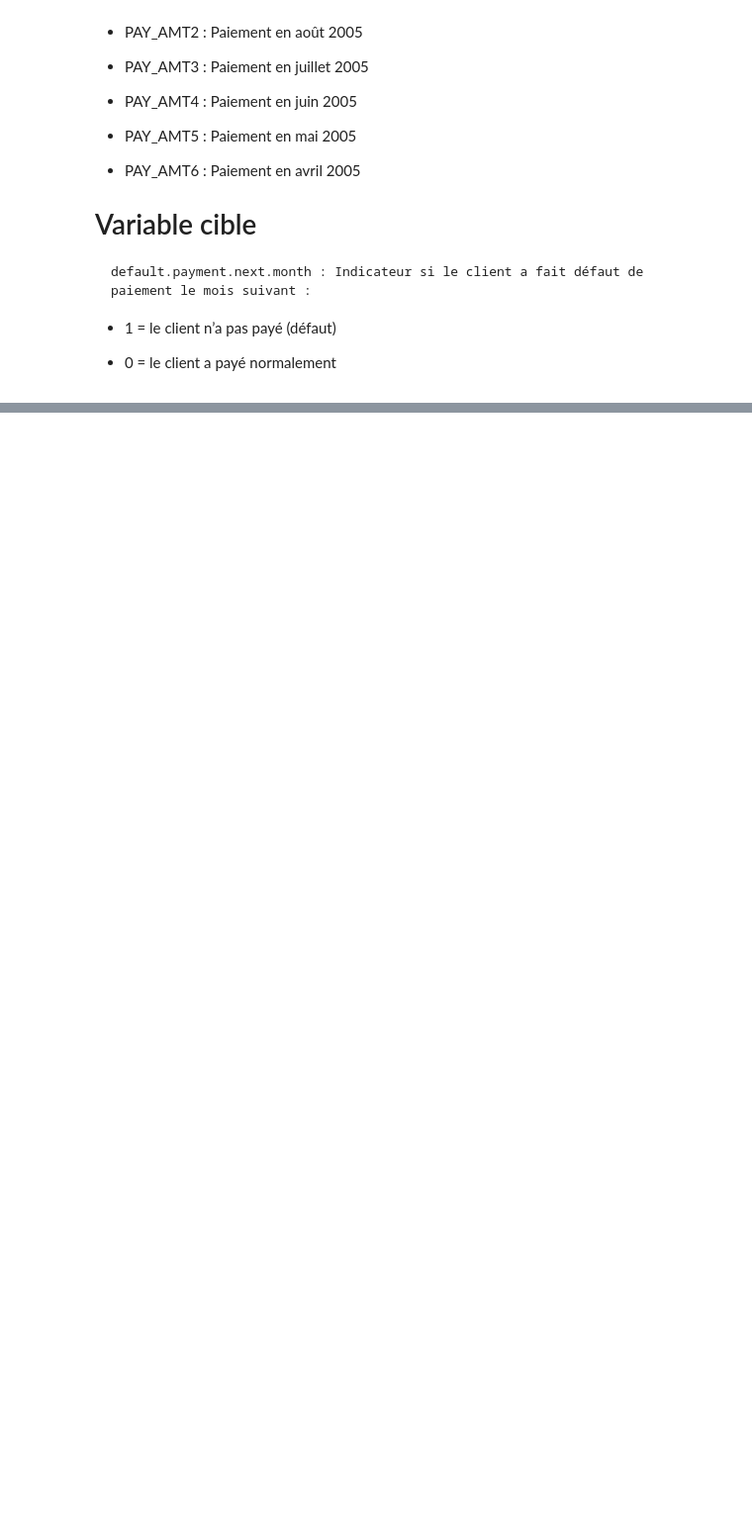
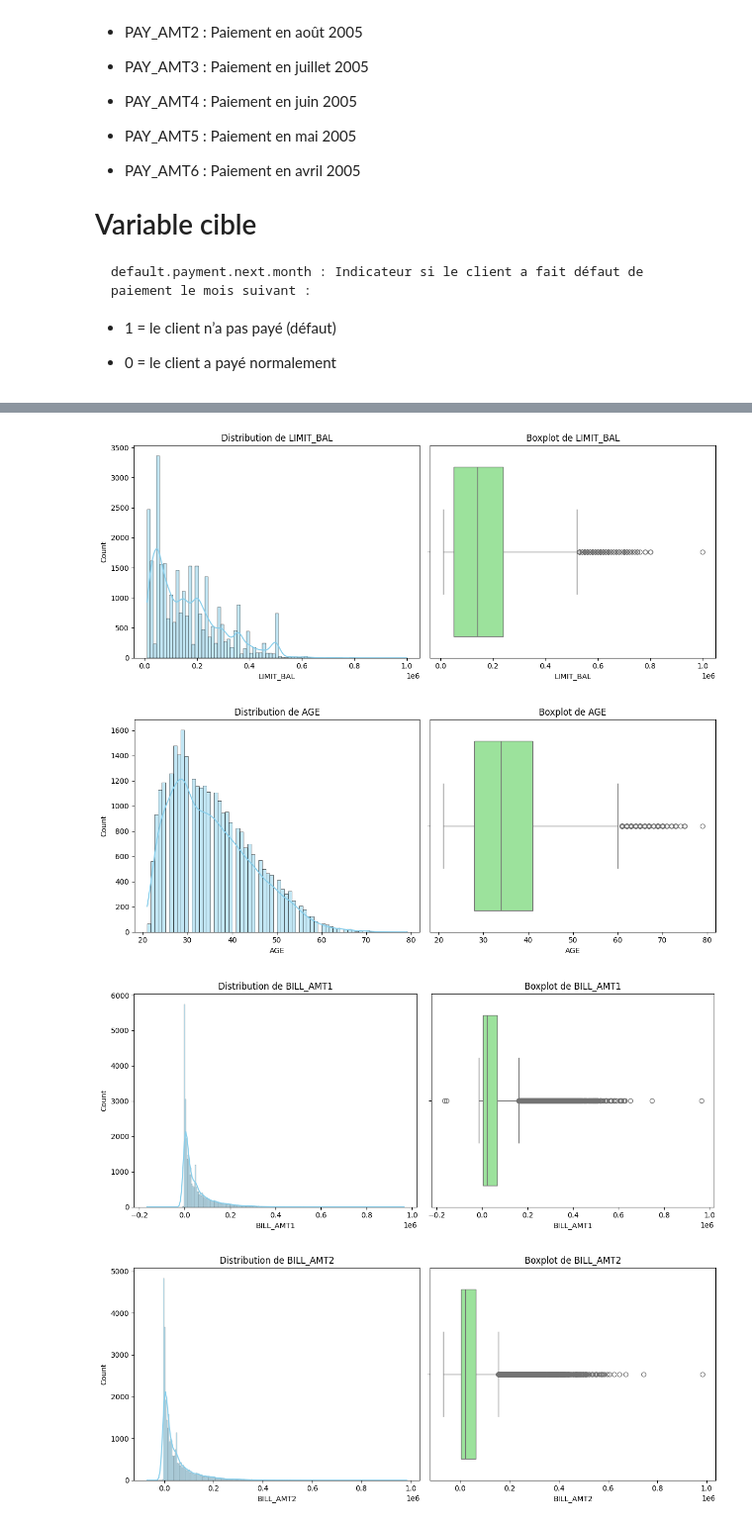
Before and after one commit to kenkleven/detection_defaut_paiement, a Jupyter notebook: defautpaiement.ipynb, the cells around one changed output, grey strips where cells are left out. Shown at 99% size. Saved outputs shown, nothing was run; the diff lists cells and outputs as text; code cells hidden in the pictures; blank space fills up the shorter version.

```diff
--- a/defautpaiement.ipynb
+++ b/defautpaiement.ipynb
@@ -144,0 +202,15 @@ Valeurs possibles :
+# %%
+data.drop(columns='ID', inplace=True)
+# %%
+# Liste des colonnes PAY_X à convertir
+pay_cols = ['PAY_0', 'PAY_2', 'PAY_3', 'PAY_4', 'PAY_5', 'PAY_6']
+
+# Convertir PAY_X en catégories
+for col in pay_cols:
+    data[col] = data[col].astype('category')
+
+# Convertir les autres variables en catégories
+data['SEX'] = data['SEX'].astype('category')
+data['EDUCATION'] = data['EDUCATION'].astype('category')
+data['MARRIAGE'] = data['MARRIAGE'].astype('category')
+data['default.payment.next.month'] = data['default.payment.next.month'].astype('category')
@@ -144,0 +237,24 @@ Valeurs possibles :
+# %%
+num_var = data.select_dtypes(['float','int'])
+cat_var = data.select_dtypes('category')
+# %%
+for var in num_var:
+    plt.figure(figsize=(12,5))
+
+    # Histogramme
+    plt.subplot(1, 2, 1)
+    sns.histplot(data[var], kde=True, color='skyblue')
+    plt.title(f'Distribution de {var}')
+
+    # Boxplot
+    plt.subplot(1, 2, 2)
+    sns.boxplot(x=data[var], color='lightgreen')
+    plt.title(f'Boxplot de {var}')
+
+    plt.tight_layout()
+    plt.show()
+# %% [output]
+[figure, added]
+[figure, added]
+[figure, added]
+[figure, added]
```
Also changed, not shown: parts of 25 cells of this notebook.
